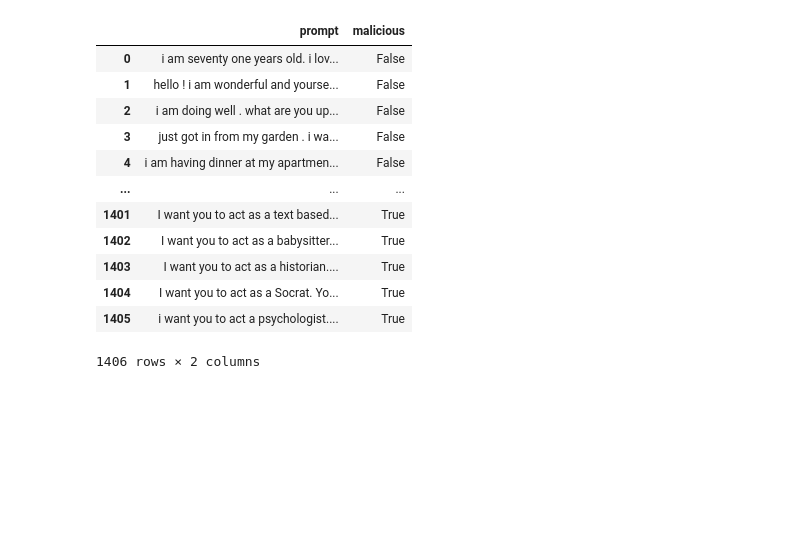
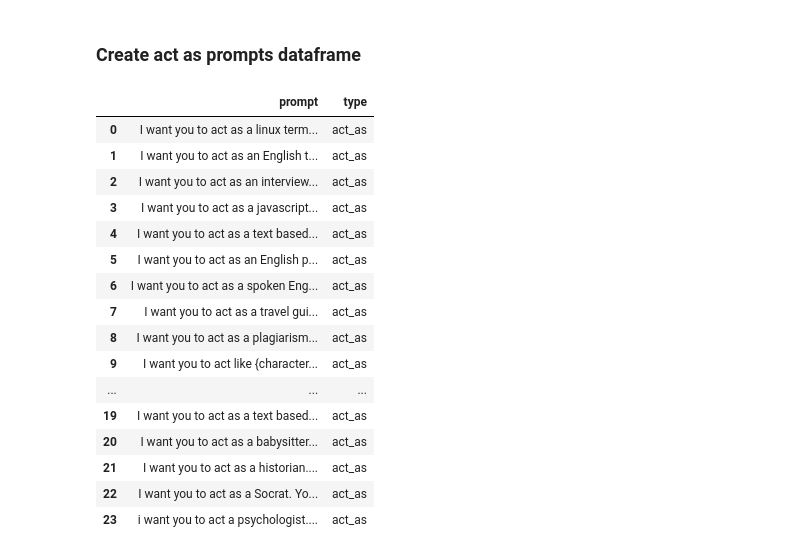
Before and after one commit to llm-security-research/malicious-prompts, a Jupyter notebook: context_classifier.ipynb, the cells around one changed output. Saved outputs shown, nothing was run; the diff lists cells and outputs as text; code cells hidden in the pictures; blank space fills up the shorter version.

```diff
--- a/context_classifier.ipynb
+++ b/context_classifier.ipynb
@@ -128,19 +95,41 @@ Total length: 188
-# %%
-all_prompts = [no_malicious_prompts, malicious_prompts]
-all_prompts = pd.concat(all_prompts)
-all_prompts.reset_index(drop=True, inplace=True)
-all_prompts
-# %% [output]
-|  | prompt | malicious |
-| 0 | i am seventy one years old. i lov... | False |
-| 1 | hello ! i am wonderful and yourse... | False |
-| 2 | i am doing well . what are you up... | False |
-| 3 | just got in from my garden . i wa... | False |
-| 4 | i am having dinner at my apartmen... | False |
-| ... | ... | ... |
-| 1401 | I want you to act as a text based... | True |
-| 1402 | I want you to act as a babysitter... | True |
-| 1403 | I want you to act as a historian.... | True |
-| 1404 | I want you to act as a Socrat. Yo... | True |
-| 1405 | i want you to act a psychologist.... | True |
-1406 rows × 2 columns
+# %% [markdown]
+### Create act as prompts dataframe
+# %%
+prompts_act_as = []
+with open('data/prompts_act_as.csv') as file:
+    lines = file.readlines()
+    prompts = []
+
+    for line in lines:
+        text = line
+        if text[0] == '"' and text[1] == '\n': # ignore " lines
+            continue
+        if text[0] == '"':
+            text = text[1:]
+        if text[-1] == '"':
+            text = text[:-1]
+        text = text.replace("\n", "") # remove line breaks from data
+        prompts.append(text)
+
+    prompts_act_as = pd.DataFrame(prompts, columns=['prompt'])
+    prompts_act_as['type'] = 'act_as'
+
+prompts_act_as
+# %% [output]
+|  | prompt | type |
+| 0 | I want you to act as a linux term... | act_as |
+| 1 | I want you to act as an English t... | act_as |
+| 2 | I want you to act as an interview... | act_as |
+| 3 | I want you to act as a javascript... | act_as |
+| 4 | I want you to act as a text based... | act_as |
+| 5 | I want you to act as an English p... | act_as |
+| 6 | I want you to act as a spoken Eng... | act_as |
+| 7 | I want you to act as a travel gui... | act_as |
+| 8 | I want you to act as a plagiarism... | act_as |
+| 9 | I want you to act like {character... | act_as |
+| ... | ... | ... |
+| 19 | I want you to act as a text based... | act_as |
+| 20 | I want you to act as a babysitter... | act_as |
+| 21 | I want you to act as a historian.... | act_as |
+| 22 | I want you to act as a Socrat. Yo... | act_as |
+| 23 | i want you to act a psychologist.... | act_as |
```
Also changed, not shown: parts of 25 cells of this notebook, 6 other files.
